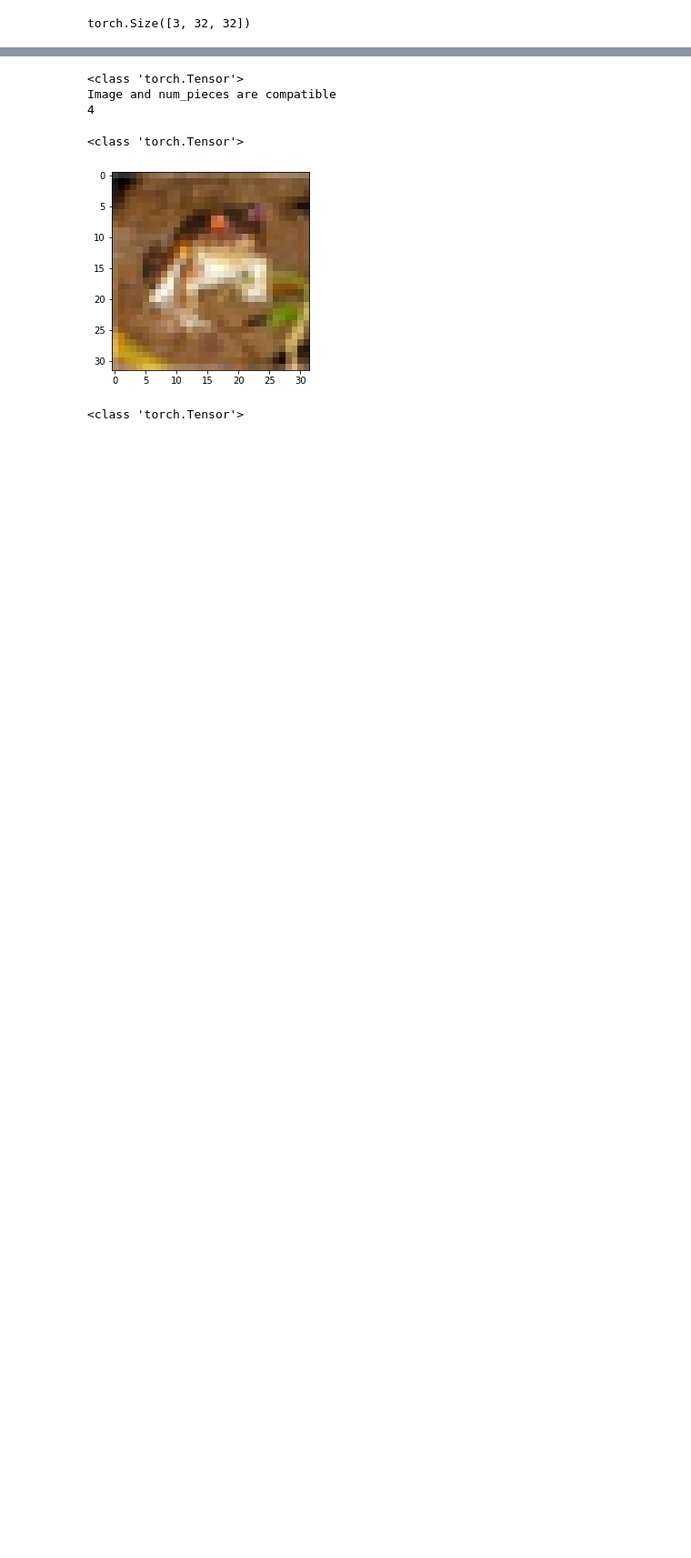
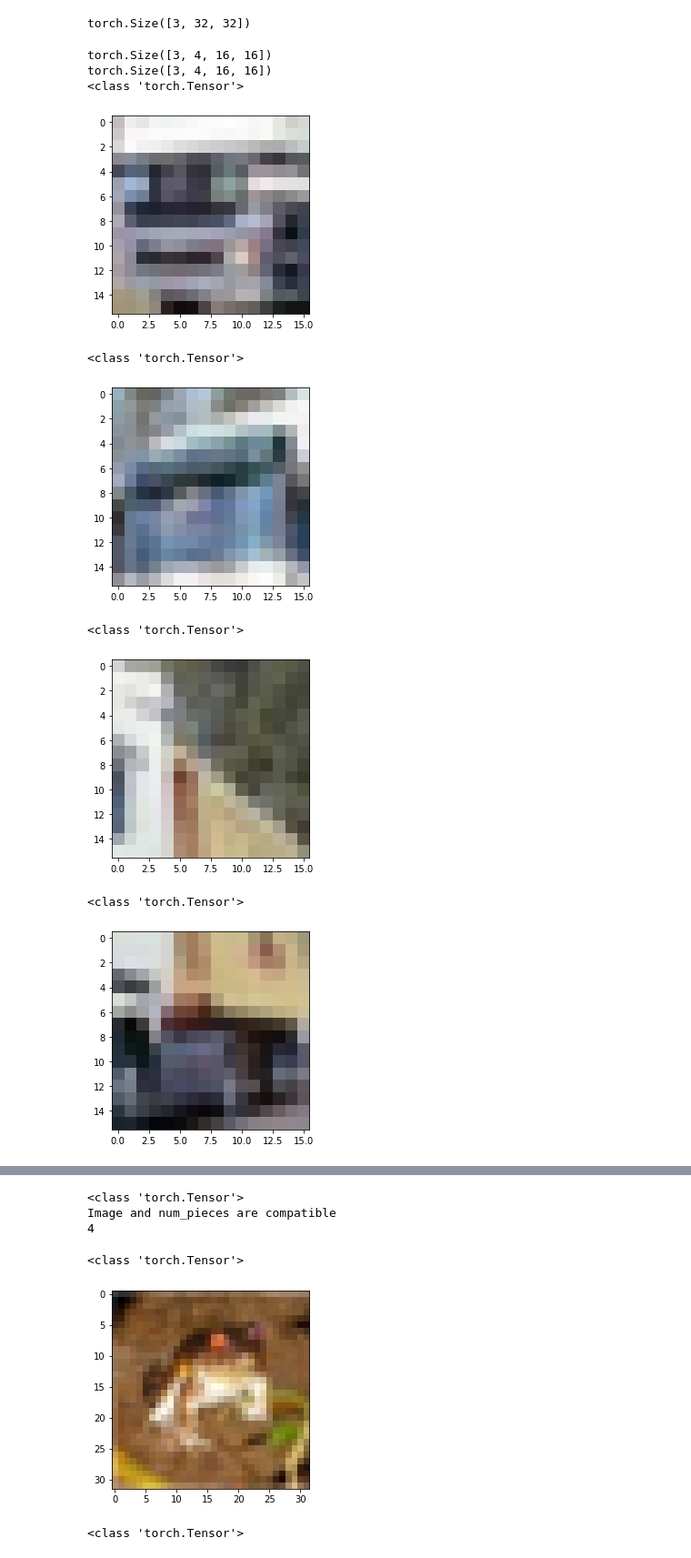
Before and after one commit to vwrj/measuring-augmentation-boost, a Jupyter notebook: jigsaw-augmentation.ipynb, the cells around one changed output, grey strips where cells are left out. Shown at 91% size. Saved outputs shown, nothing was run; the diff lists cells and outputs as text; code cells hidden in the pictures; blank space fills up the shorter version.

Commit message:
Using unfold to reshuffle patches

```diff
--- a/jigsaw-augmentation.ipynb
+++ b/jigsaw-augmentation.ipynb
@@ -40,3 +41,30 @@ imshow(images[0])
 images[0].shape
 # %% [output]
 torch.Size([3, 32, 32])
+# %%
+#img = img.unfold(0, size, stride).unfold(1, size, stride).contiguous().reshape(-1, 1, size, size)
+def improved_jigsaw(img, num_pieces=16):
+    piece_size = img.shape[1] // math.isqrt(num_pieces)
+    img = img.unfold(1, piece_size, piece_size).unfold(2, piece_size, piece_size).reshape(3, -1, piece_size, piece_size)
+    perm = torch.randperm(num_pieces)
+    img = img[:, perm, :, :]
+    print(img.shape)
+    return img
+# %%
+img = improved_jigsaw(images[0], num_pieces=4)
+print(img.shape)
+imshow(img[:, 0, :, :])
+imshow(img[:, 1, :, :])
+imshow(img[:, 2, :, :])
+imshow(img[:, 3, :, :])
+# %% [output]
+torch.Size([3, 4, 16, 16])
+torch.Size([3, 4, 16, 16])
+<class 'torch.Tensor'>
+[figure, added]
+<class 'torch.Tensor'>
+[figure, added]
+<class 'torch.Tensor'>
+[figure, added]
+<class 'torch.Tensor'>
+[figure, added]
```
Also changed, not shown: parts of 7 cells of this notebook.
